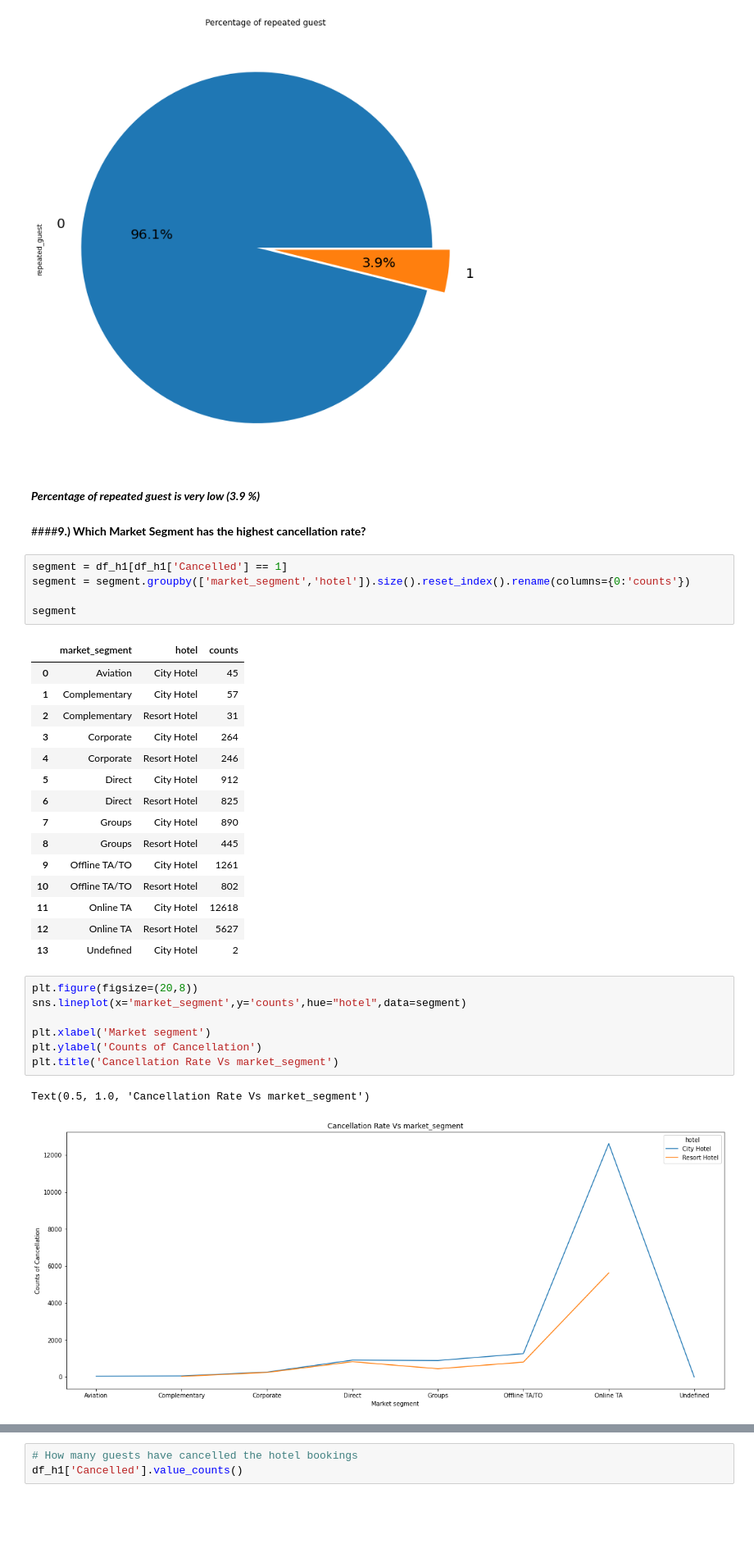
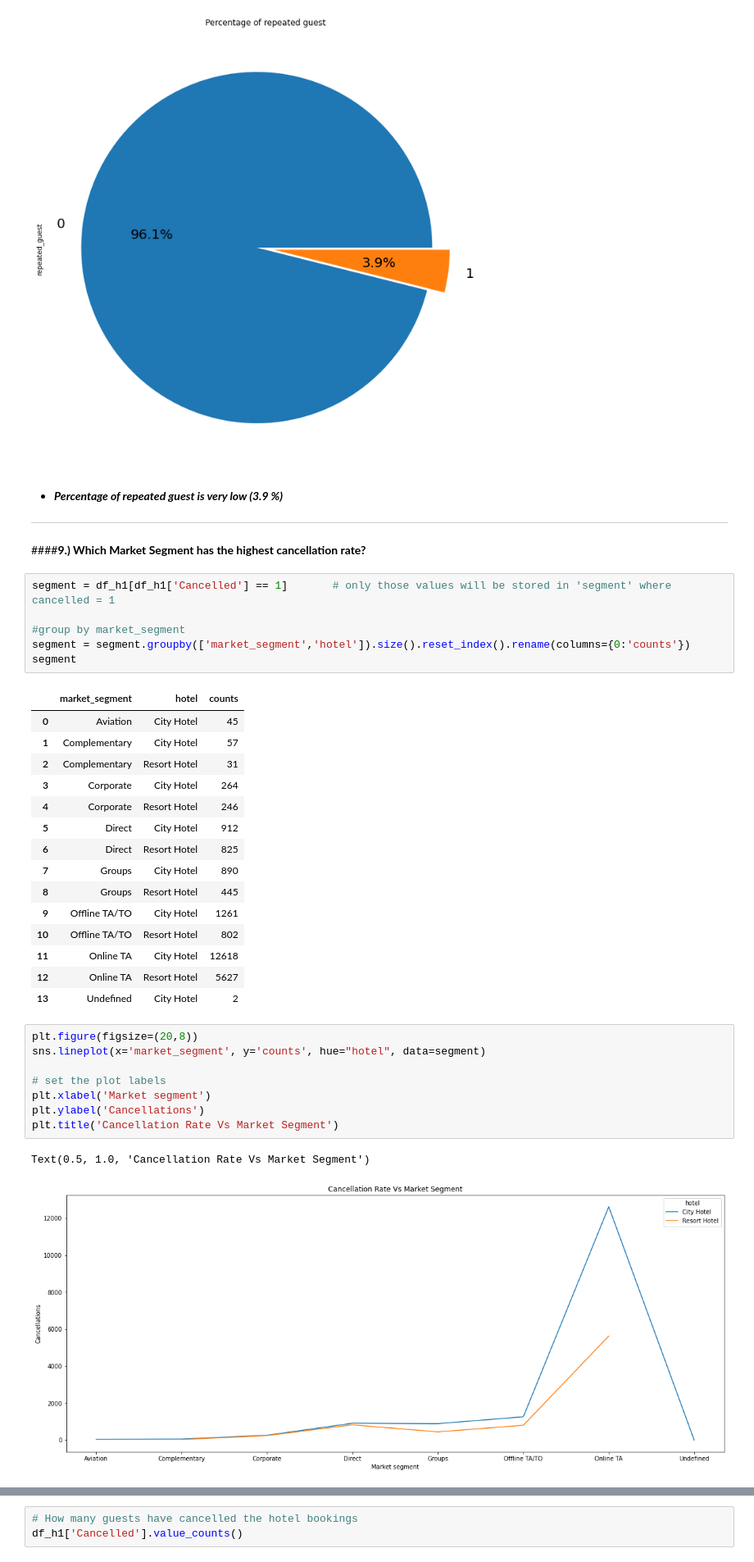
Before and after one commit to Jasjot-Kaur/Hotel-Booking-Analysis, a Jupyter notebook: Hotel_Bookings_Exploratory_Data_Analysis.ipynb, the cells around one changed output, grey strips where cells are left out. Shown at 82% size. Drawn from its saved outputs; the diff is of its cells as text; blank space fills up the shorter version.

```diff
--- a/Hotel_Bookings_Exploratory_Data_Analysis.ipynb
+++ b/Hotel_Bookings_Exploratory_Data_Analysis.ipynb
@@ -640,13 +658,16 @@ plt.title("Percentage of repeated guest")
 Text(0.5, 1.0, 'Percentage of repeated guest')
 [figure]
 # %% [markdown]
-***Percentage of repeated guest is very low (3.9 %)***
+*   ***Percentage of repeated guest is very low (3.9 %)***
+
+---
 # %% [markdown]
 ####**9.) Which Market Segment has the highest cancellation rate?**
 # %%
-segment = df_h1[df_h1['Cancelled'] == 1]
+segment = df_h1[df_h1['Cancelled'] == 1]       # only those values will be stored in 'segment' where cancelled = 1
+
+#group by market_segment
 segment = segment.groupby(['market_segment','hotel']).size().reset_index().rename(columns={0:'counts'})
-
 segment
 # %% [output]
 |  | market_segment | hotel | counts |
@@ -666,12 +687,13 @@ segment
 | 13 | Undefined | City Hotel | 2 |
 # %%
 plt.figure(figsize=(20,8))
-sns.lineplot(x='market_segment',y='counts',hue="hotel",data=segment)
+sns.lineplot(x='market_segment', y='counts', hue="hotel", data=segment)
 
+# set the plot labels
 plt.xlabel('Market segment')
-plt.ylabel('Counts of Cancellation')
-plt.title('Cancellation Rate Vs market_segment')
+plt.ylabel('Cancellations')
+plt.title('Cancellation Rate Vs Market Segment')
 # %% [output]
-Text(0.5, 1.0, 'Cancellation Rate Vs market_segment')
+Text(0.5, 1.0, 'Cancellation Rate Vs Market Segment')
-[figure, old version]
+[figure, new version]
 # %% [markdown]
```
Also changed, not shown: parts of 29 cells of this notebook.
